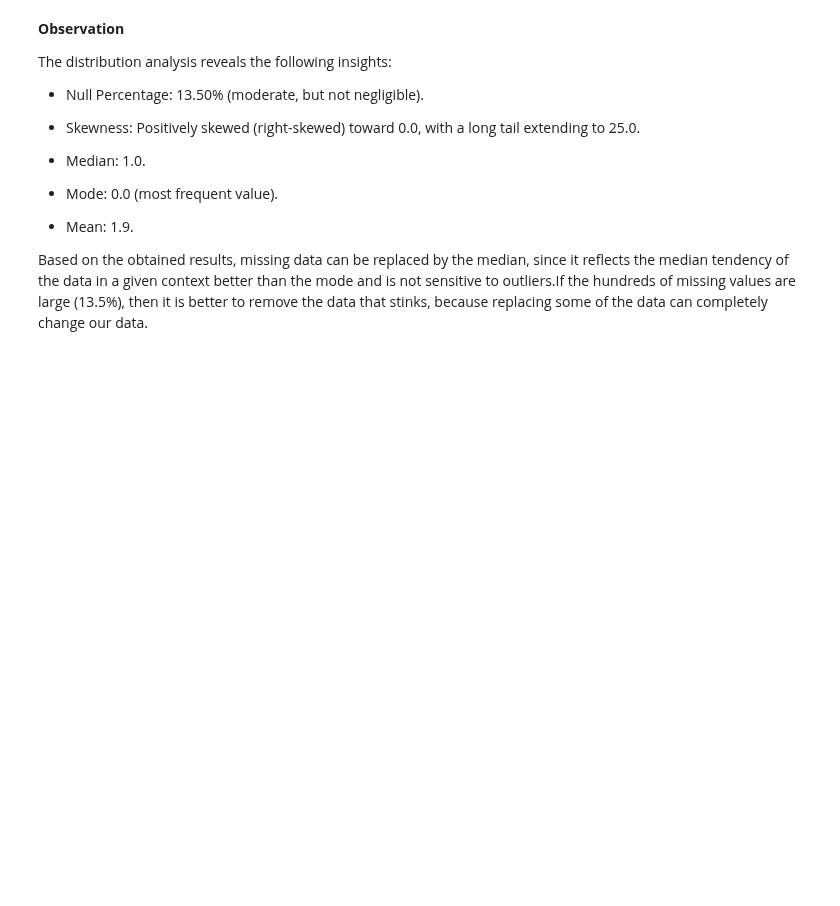
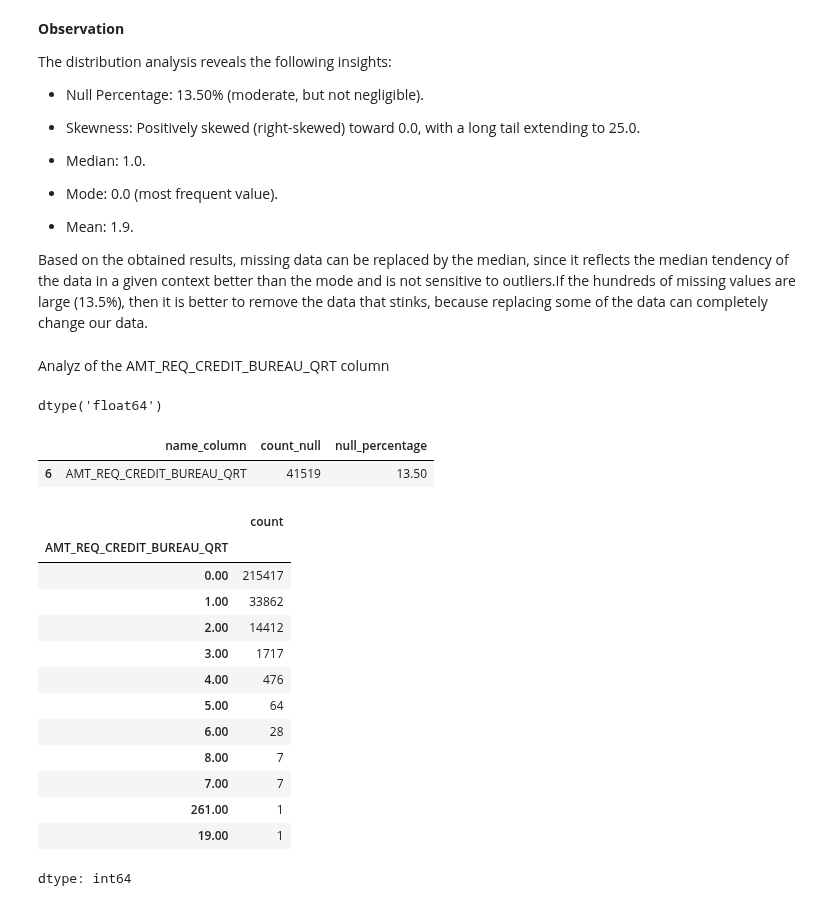
Before and after one commit to KharchenkoAnastasia/credit-default-risk-analysis, a Jupyter notebook: Home_Credit_Default_Risk.ipynb, the cells around one changed output. Drawn from its saved outputs; the diff is of its cells as text; code cells hidden in the pictures; blank space fills up the shorter version.

Commit message:
Home_Credit_Default_Risk

```diff
--- a/Home_Credit_Default_Risk.ipynb
+++ b/Home_Credit_Default_Risk.ipynb
@@ -577,0 +578,28 @@ Based on the obtained results, missing data can be replaced by the median, since
+# %% [markdown]
+Analyz of the AMT_REQ_CREDIT_BUREAU_QRT column
+# %%
+df['AMT_REQ_CREDIT_BUREAU_QRT'].dtype
+# %% [output]
+dtype('float64')
+# %%
+null_df_under40.loc[null_df_under40["name_column"]=='AMT_REQ_CREDIT_BUREAU_QRT']
+# %% [output]
+|  | name_column | count_null | null_percentage |
+| 6 | AMT_REQ_CREDIT_BUREAU_QRT | 41519 | 13.50 |
+# %%
+df['AMT_REQ_CREDIT_BUREAU_QRT'].value_counts()
+# %% [output]
+|  | count |
+| AMT_REQ_CREDIT_BUREAU_QRT |  |
+| 0.00 | 215417 |
+| 1.00 | 33862 |
+| 2.00 | 14412 |
+| 3.00 | 1717 |
+| 4.00 | 476 |
+| 5.00 | 64 |
+| 6.00 | 28 |
+| 8.00 | 7 |
+| 7.00 | 7 |
+| 261.00 | 1 |
+| 19.00 | 1 |
+dtype: int64
```
Also changed, not shown: parts of 4 cells of this notebook.
